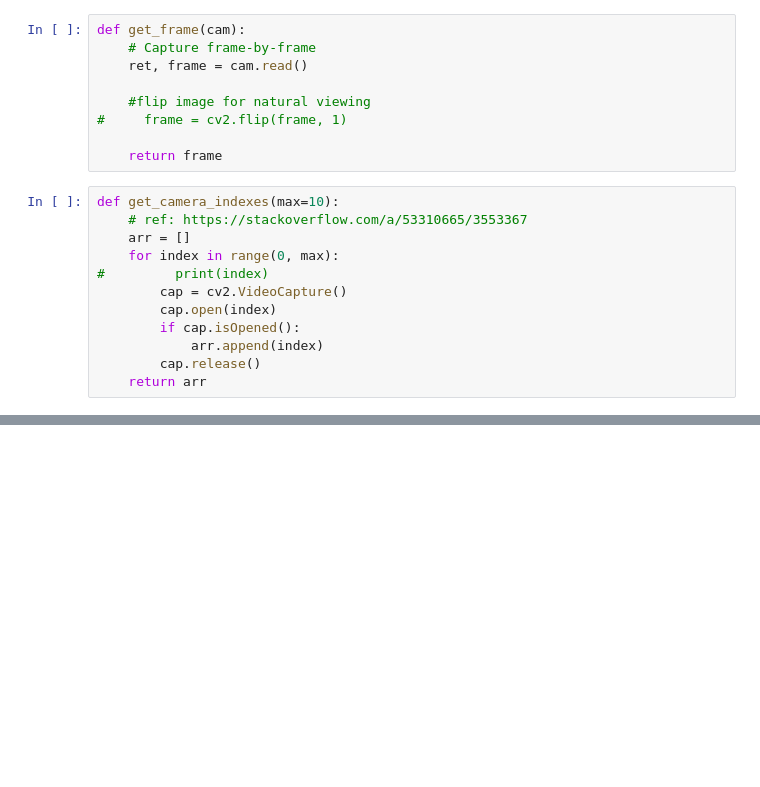
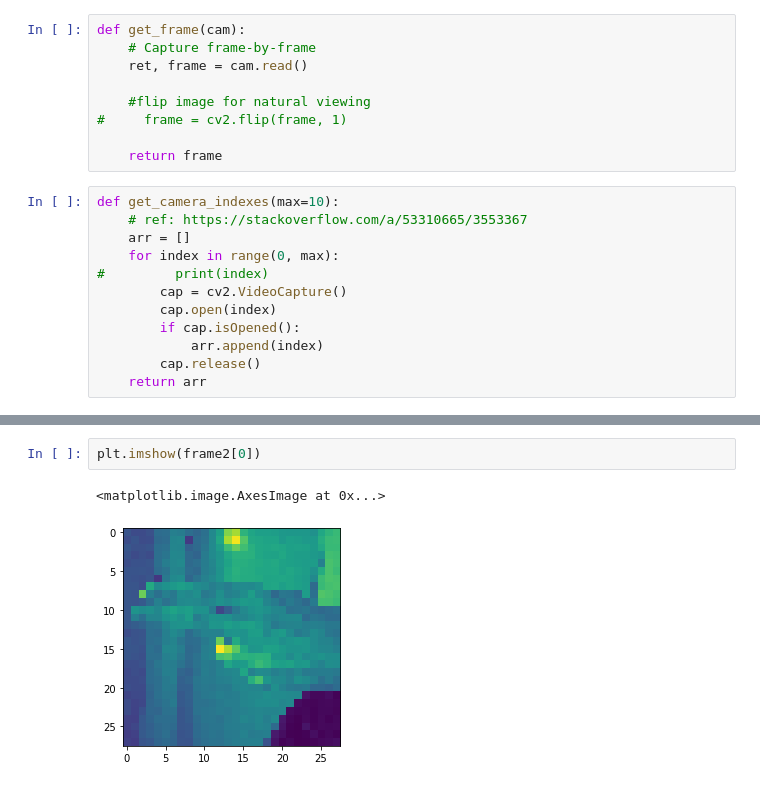
Before and after one commit to safersephy/ML-practice-2021, a Jupyter notebook: Camera/camtest.ipynb, the cells around one changed output, grey strips where cells are left out. Saved outputs shown, nothing was run; the diff lists cells and outputs as text; blank space fills up the shorter version.

```diff
--- a/Camera/camtest.ipynb
+++ b/Camera/camtest.ipynb
@@ -350,0 +339,5 @@ print(" predicted: " + str(alphabet_list[int(results2)]))
+# %%
+plt.imshow(frame2[0])
+# %% [output]
+<matplotlib.image.AxesImage at 0x...>
+[figure, added]
```
Also changed, not shown: parts of 13 cells of this notebook.
